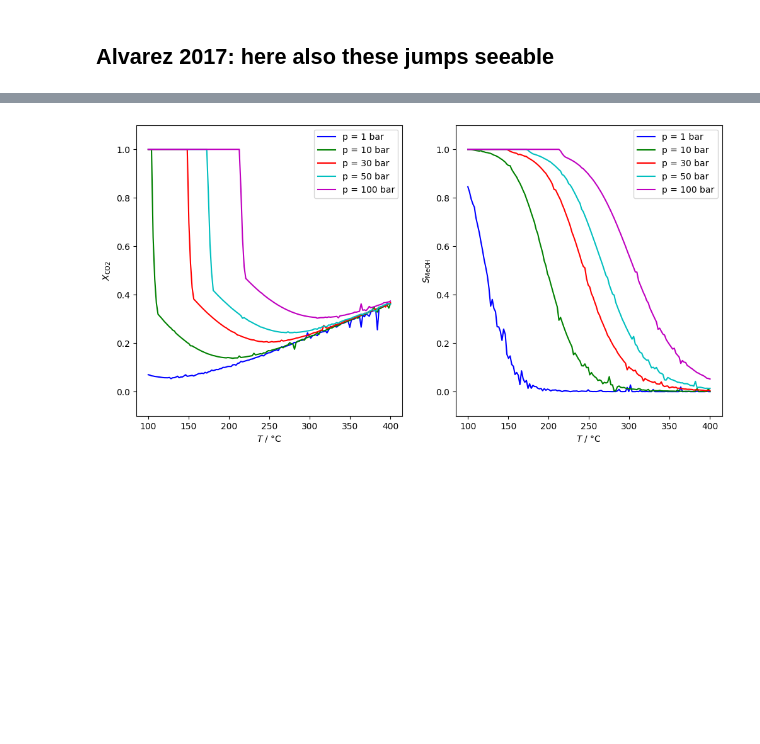
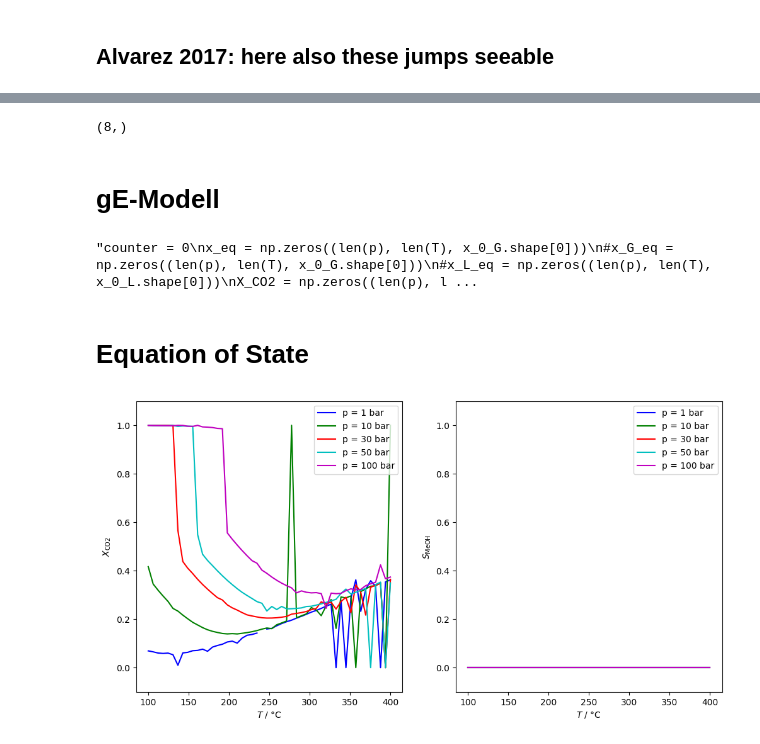
Before and after one commit to ChemRxnEngLab/GibbsEnergyMinimizationModel, a Jupyter notebook: methANNol.ipynb, the cells around one changed output, grey strips where cells are left out. Saved outputs shown, nothing was run; the diff lists cells and outputs as text; code cells hidden in the pictures; blank space fills up the shorter version.

```diff
--- a/methANNol.ipynb
+++ b/methANNol.ipynb
@@ -30,35 +55,66 @@ x_0 = np.array([
+# %%
+x_0 = np.hstack([x_0_G, x_0_L])
+x_0.shape
+# %% [output]
+(8,)
+# %% [markdown]
+# gE-Modell
 # %%
-counter = 0
-x_eq = np.zeros((len(p), len(T), len(x_0)))
+'''counter = 0
+x_eq = np.zeros((len(p), len(T), x_0_G.shape[0]))
+#x_G_eq = np.zeros((len(p), len(T), x_0_G.shape[0]))
+#x_L_eq = np.zeros((len(p), len(T), x_0_L.shape[0]))
 X_CO2 = np.zeros((len(p), len(T)))
 S_MeOH = np.zeros((len(p), len(T)))
 for i in range(len(p)):
     for j in range(len(T)):
-        x_eq[i, j, :], succ, g_T_val, n_eq_val = calc_eq(T[j], p[i], x_0, 'real gas')
+        x_eq[i, j, :], succ, g_T_val, n_eq_val = calc_eq(T[j], p[i], x_0_G, 'real gas')
+        #x_G_eq[i, j, :] = x_eq[i, j, :6]
+        #x_L_eq[i, j, :] = x_eq[i, j, 6:]
         X_CO2[i, j] = (x_0[0] - n_eq_val[0]) / x_0[0]
-        S_MeOH[i, j] = - ((x_0[4] + x_0[-1]) - (n_eq_val[4] + n_eq_val[-1])) / (x_0[0] - n_eq_val[0])
+        S_MeOH[i, j] = - ((x_0[4] + x_0[-1]) - (n_eq_val[4] + n_eq_val[-1])) / (x_0[0] - n_eq_val[0])'''
+# %% [output]
+"counter = 0\nx_eq = np.zeros((len(p), len(T), x_0_G.shape[0]))\n#x_G_eq = np.zeros((len(p), len(T), x_0_G.shape[0]))\n#x_L_eq = np.zeros((len(p), len(T), x_0_L.shape[0]))\nX_CO2 = np.zeros((len(p), l ...
+# %% [markdown]
+# Equation of State
+# %%
+counter = 0
+x_eq = np.zeros((len(p), len(T), x_0.shape[0]))
+x_G_eq = np.zeros((len(p), len(T), x_0_G.shape[0]))
+n_eq = np.zeros((len(p), len(T), x_0.shape[0]))
+x_L_eq = np.zeros((len(p), len(T), x_0_L.shape[0]))
+X_CO2 = np.zeros((len(p), len(T)))
+S_MeOH = np.zeros((len(p), len(T)))
+for i in range(len(p)):
+    for j in range(len(T)):
+        #x_eq[i, j, :], succ, g_T_val, n_eq_val = calc_eq(T[j], p[i], x_0, 'ideal gas')
+        _, _, _, n_eq[i, j, :] = calc_eq(T[j], p[i], x_0, 'real gas')
+        #x_G_eq[i, j, :] = x_eq[i, j, :6]
+        #x_L_eq[i, j, :] = x_eq[i, j, 6:]
+        X_CO2[i, j] = (x_0[0] - n_eq[i, j, 0]) / x_0[0]
+        #S_MeOH[i, j] = - ((x_0[4] + x_0[-1]) - (n_eq_val[4] + n_eq_val[-1])) / (x_0[0] - n_eq_val[0])
 # %%
 fig, ax = plt.subplots(1, 2, figsize=(12, 6))
 
 
-species = ['CO2', 'H2', 'H2O', 'CO', 'MeOH', 'N2']
-colors = ['b', 'g', 'r', 'c', 'm', 'y', 'k']
+species = ['CO2', 'H2', 'H2O', 'CO', 'MeOH', 'N2', 'MeOH_L', 'H2O_L']
+colors = ['b', 'g', 'r', 'c', 'm', 'y', 'k', 'limegreen']
 
 for j in range(len(p)):
     #plt.plot(T-273.15, x_eq[0, :, j], label=species[j], color=colors[j])
     # plot X_CO2
     ax[0].plot(T-273.15, X_CO2[j, :], label=f'p = {p[j]/1e5:.0f} bar', color=colors[j])
     # plot S_MeOH
     ax[1].plot(T-273.15, S_MeOH[j, :], label=f'p = {p[j]/1e5:.0f} bar', color=colors[j])
 
 ax[0].set_xlabel(r'$T$ / °C')
 ax[1].set_xlabel(r'$T$ / °C')
 ax[0].set_ylim(-0.1, 1.1)
 ax[1].set_ylim(-0.1, 1.1)
 ax[0].set_ylabel(r'$X_{\mathrm{CO2}}$')
 ax[1].set_ylabel(r'$S_{\mathrm{MeOH}}$')
 ax[0].legend()
 ax[1].legend()
 plt.show()
 # %% [output]
-[figure, old version]
+[figure, new version]
```
Also changed, not shown: parts of 6 cells of this notebook, 8 other files.
